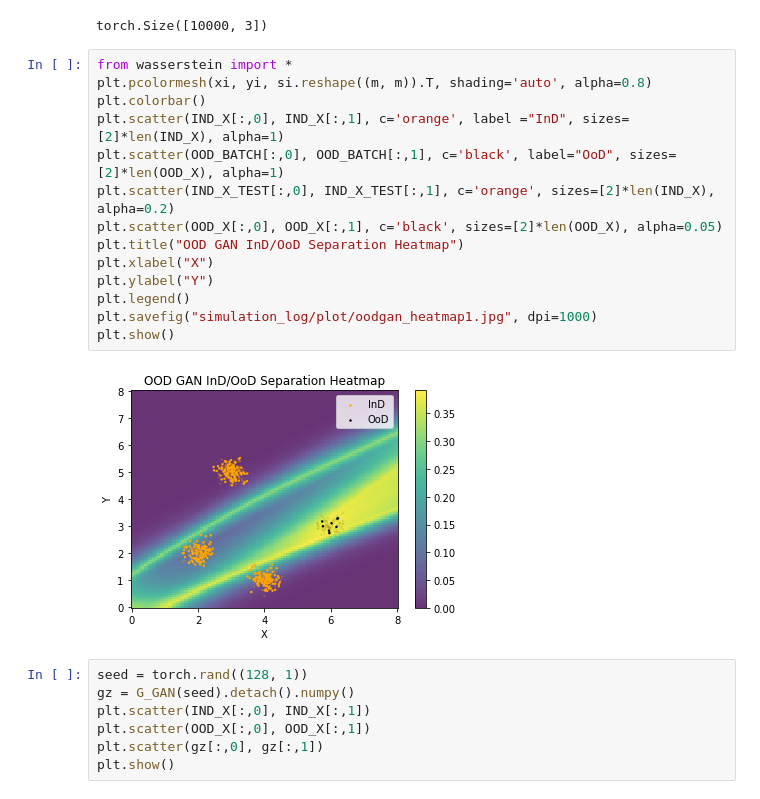
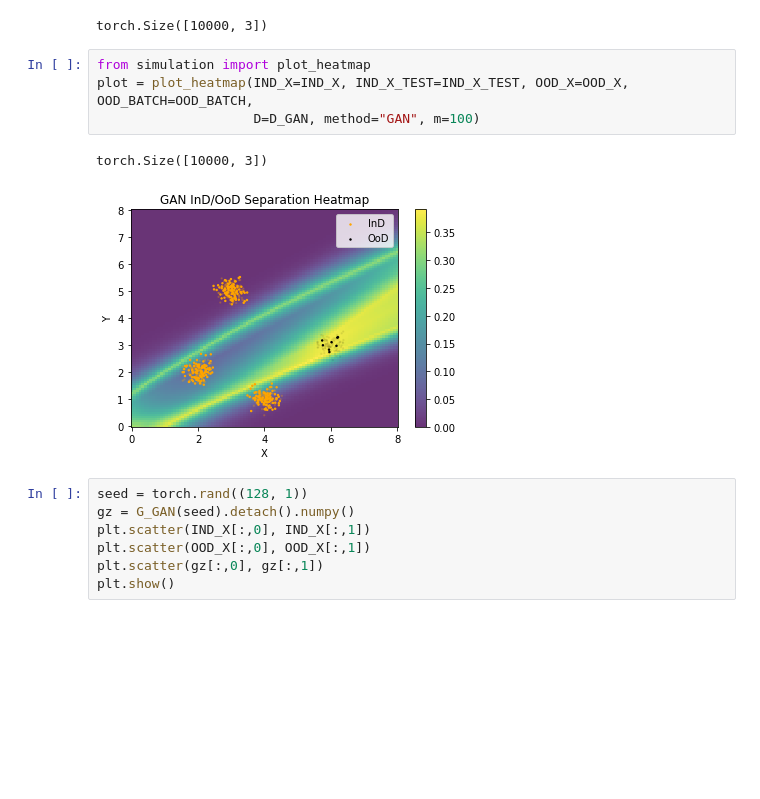
Before and after one commit to Xiaoyang-Song/Out-of-Distribution-GANs, a Jupyter notebook: Notebooks/simulation.ipynb, the cells around one changed output. Cells and saved outputs as stored; diff of their text form; blank space fills up the shorter version.

```diff
--- a/Notebooks/simulation.ipynb
+++ b/Notebooks/simulation.ipynb
@@ -220,22 +220,13 @@ print(zi.shape)
 si = ood_wass_loss(zi)
 # %% [output]
 torch.Size([10000, 3])
-# %%
-from wasserstein import *
-plt.pcolormesh(xi, yi, si.reshape((m, m)).T, shading='auto', alpha=0.8)
-plt.colorbar()
-plt.scatter(IND_X[:,0], IND_X[:,1], c='orange', label ="InD", sizes=[2]*len(IND_X), alpha=1)
-plt.scatter(OOD_BATCH[:,0], OOD_BATCH[:,1], c='black', label="OoD", sizes=[2]*len(OOD_X), alpha=1)
-plt.scatter(IND_X_TEST[:,0], IND_X_TEST[:,1], c='orange', sizes=[2]*len(IND_X), alpha=0.2)
-plt.scatter(OOD_X[:,0], OOD_X[:,1], c='black', sizes=[2]*len(OOD_X), alpha=0.05)
-plt.title("OOD GAN InD/OoD Separation Heatmap")
-plt.xlabel("X")
-plt.ylabel("Y")
-plt.legend()
-plt.savefig("simulation_log/plot/oodgan_heatmap1.jpg", dpi=1000)
-plt.show()
-# %% [output]
-[figure, removed]
+# %%
+from simulation import plot_heatmap
+plot = plot_heatmap(IND_X=IND_X, IND_X_TEST=IND_X_TEST, OOD_X=OOD_X, OOD_BATCH=OOD_BATCH,
+                    D=D_GAN, method="GAN", m=100)
+# %% [output]
+torch.Size([10000, 3])
+[figure, added]
 # %%
 seed = torch.rand((128, 1))
 gz = G_GAN(seed).detach().numpy()
```
Also changed, not shown: 2 other files.
